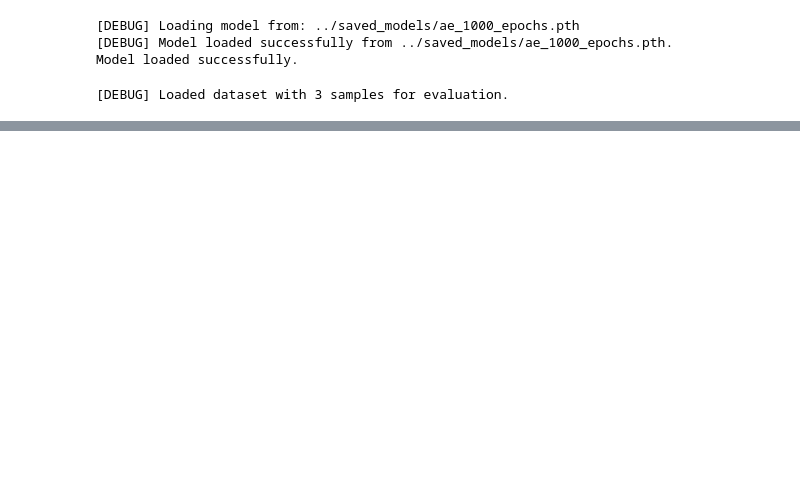
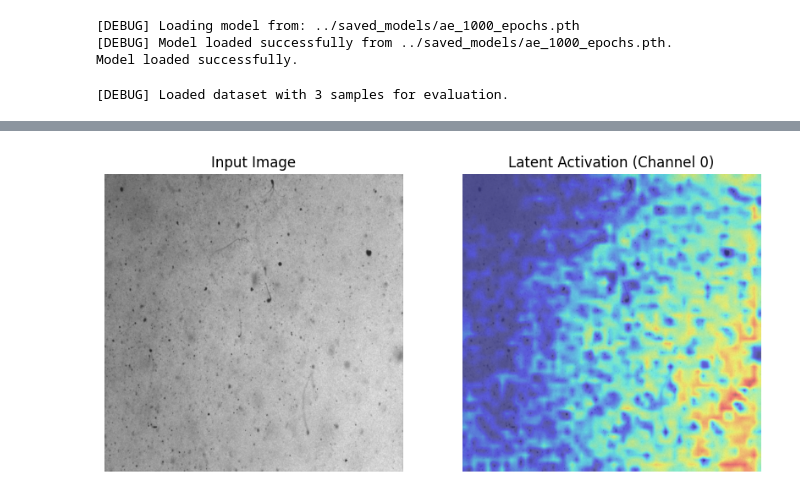
Before and after one commit to blah-buttery/particle-detection, a Jupyter notebook: notebooks/test.ipynb, the cells around one changed output, grey strips where cells are left out. Saved outputs shown, nothing was run; the diff lists cells and outputs as text; code cells hidden in the pictures; blank space fills up the shorter version.

```diff
--- a/notebooks/test.ipynb
+++ b/notebooks/test.ipynb
@@ -94,0 +172,43 @@ plt.show()
+# %%
+import matplotlib.pyplot as plt
+from torchvision.transforms.functional import resize
+
+def visualize_latent_with_input(model, dataloader, channel=0):
+    model.eval()
+    with torch.no_grad():
+        # Get a sample image and its latent space
+        sample_img = next(iter(dataloader))
+        sample_img = sample_img.to(device)
+        latent_space = model.encoder(sample_img)  # Get latent space
+
+        # Select one channel and move it to CPU
+        latent_activation = latent_space[0, channel, :, :].cpu()  # First image, specified channel
+
+        # Normalize the activation for better visualization
+        latent_activation -= latent_activation.min()
+        latent_activation /= latent_activation.max()
+
+        # Resize the activation to match the input size
+        resized_activation = resize(latent_activation.unsqueeze(0), sample_img.shape[-2:])
+
+        # Convert the input image to a CPU numpy array for visualization
+        input_img = sample_img[0].cpu().permute(1, 2, 0).numpy()
+
+        # Plot the input and overlay the activation
+        plt.figure(figsize=(10, 5))
+        plt.subplot(1, 2, 1)
+        plt.imshow(input_img)
+        plt.title("Input Image")
+        plt.axis("off")
+
+        plt.subplot(1, 2, 2)
+        plt.imshow(input_img, alpha=0.7)
+        plt.imshow(resized_activation.squeeze(), cmap="jet", alpha=0.5)
+        plt.title(f"Latent Activation (Channel {channel})")
+        plt.axis("off")
+        plt.show()
+
+# Visualize the latent space activation for a specific channel
+visualize_latent_with_input(model, dataloader, channel=0)
+# %% [output]
+[figure, added]
```
Also changed, not shown: parts of 5 cells of this notebook, 1 other file.
